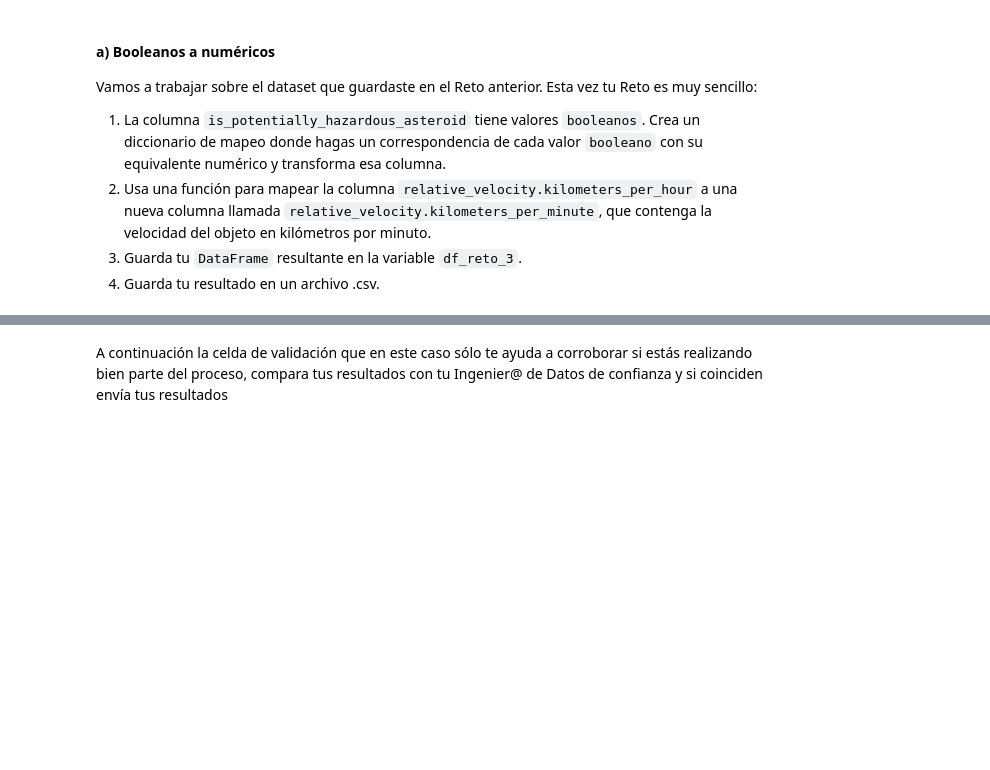
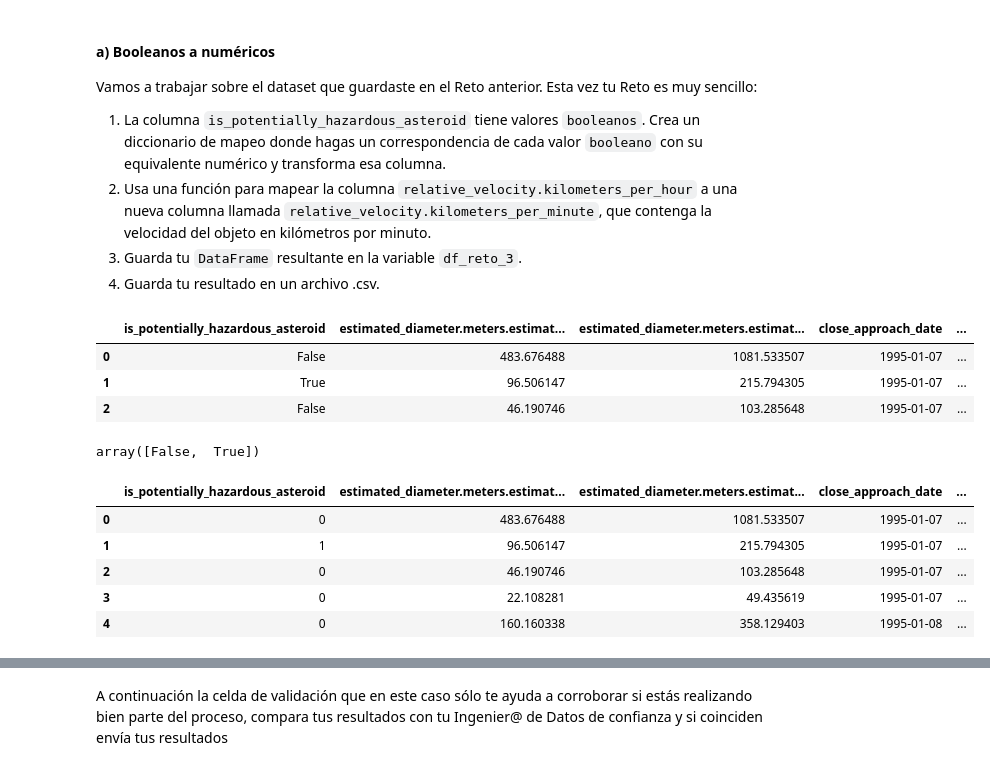
Before and after one commit to rctorr/B1-Procesamiento-de-Datos-con-Python-BEDU, a Jupyter notebook: Sesion-07/03-Map.ipynb, the cells around one changed output, grey strips where cells are left out. Cells and saved outputs as stored; diff of their text form; code cells hidden in the pictures; blank space fills up the shorter version.

```diff
--- a/Sesion-07/03-Map.ipynb
+++ b/Sesion-07/03-Map.ipynb
@@ -85,7 +85,15 @@ Vamos a trabajar sobre el dataset que guardaste en el Reto anterior. Esta vez tu
 # %%
 import pandas as pd
 # %%
-df_reto_3 = pd.read_csv("../Ejemplo-02/objetos_cercanos_2.csv", index_col=0)
+df_reto_3 = pd.read_csv("near_earth_objects-jan_feb_1995-reto_2.csv", index_col=0)
 df_reto_3.head(3)
+# %% [output]
+|  | is_potentially_hazardous_asteroid | estimated_diameter.meters.estimat... | estimated_diameter.meters.estimat... | close_approach_date | ... |
+| 0 | False | 483.676488 | 1081.533507 | 1995-01-07 | ... |
+| 1 | True | 96.506147 | 215.794305 | 1995-01-07 | ... |
+| 2 | False | 46.190746 | 103.285648 | 1995-01-07 | ... |
 # %%
 # analiza
+df_reto_3["is_potentially_hazardous_asteroid"].unique()
+# %% [output]
+array([False,  True])
@@ -97,0 +100,16 @@ df_reto_3["is_potentially_hazardous_asteroid"]
+# %%
+# mapea
+diccionario = {
+    True: 1,
+    False: 0
+}
+
+df_reto_3["is_potentially_hazardous_asteroid"] = df_reto_3["is_potentially_hazardous_asteroid"].map(diccionario)
+df_reto_3.head()
+# %% [output]
+|  | is_potentially_hazardous_asteroid | estimated_diameter.meters.estimat... | estimated_diameter.meters.estimat... | close_approach_date | ... |
+| 0 | 0 | 483.676488 | 1081.533507 | 1995-01-07 | ... |
+| 1 | 1 | 96.506147 | 215.794305 | 1995-01-07 | ... |
+| 2 | 0 | 46.190746 | 103.285648 | 1995-01-07 | ... |
+| 3 | 0 | 22.108281 | 49.435619 | 1995-01-07 | ... |
+| 4 | 0 | 160.160338 | 358.129403 | 1995-01-08 | ... |
```
Also changed, not shown: parts of 11 cells of this notebook, 6 other files.
